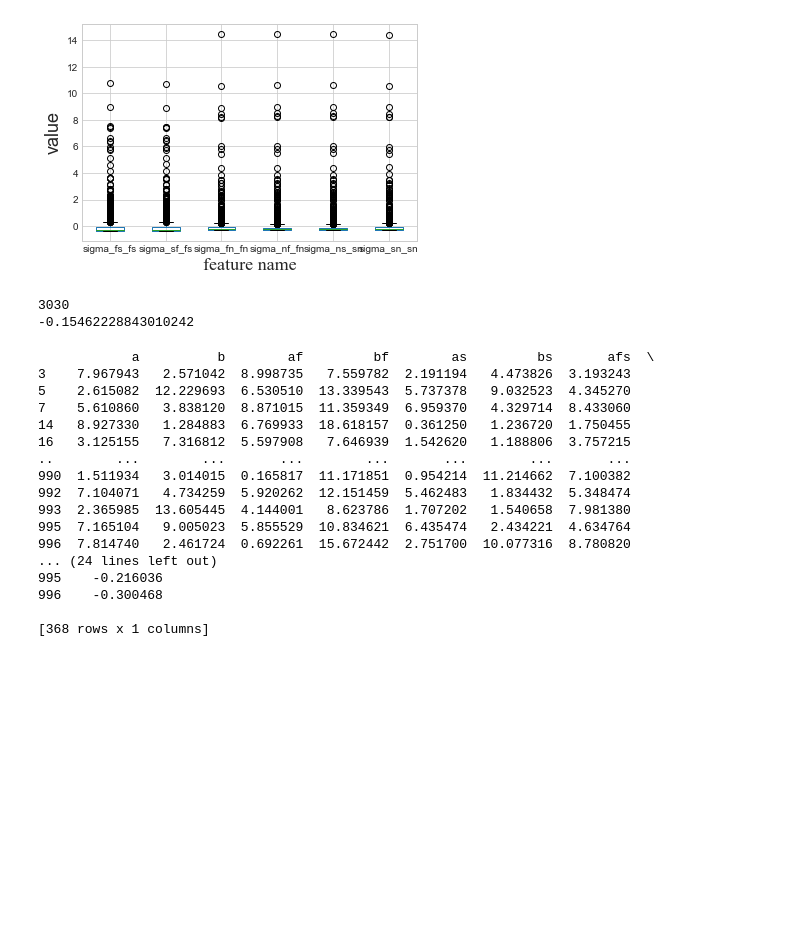
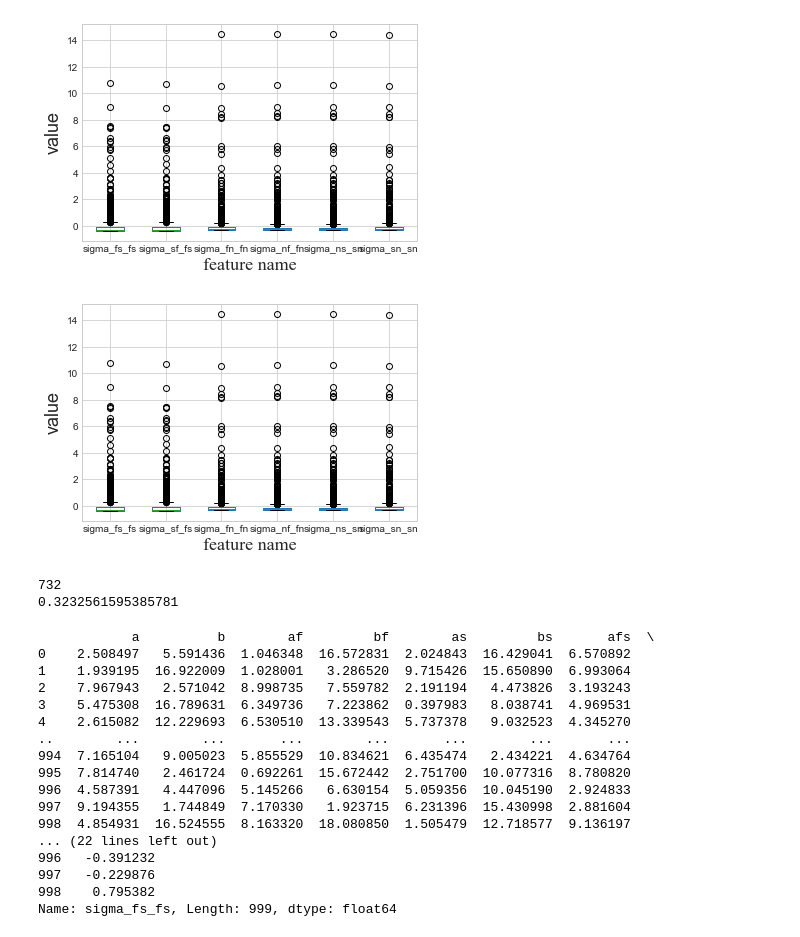
Before and after one commit to DhurimCakiqi/MSci-Project, a Jupyter notebook: m/mcode.ipynb, the cells around one changed output. Cells and saved outputs as stored; diff of their text form; code cells hidden in the pictures; blank space fills up the shorter version.

```diff
--- a/m/mcode.ipynb
+++ b/m/mcode.ipynb
@@ -79,8 +82,16 @@ def box_plot_outliers(data_ser, box_scale):
 # %%
 error_index = []
 for col in feature_columns:
-    error_index += box_plot_outliers(df[col],box_scale=-0.0019)
-df=df.drop(error_index)
+    error_index += box_plot_outliers(df[col],box_scale=1)
+
+#df=df.drop(error_index)
+# %%
+df[feature_columns].boxplot()
+plt.gca().set_ylabel("value",fontdict={"size":18})
+plt.gca().set_xlabel("feature name",fontdict={'family' : 'Times New Roman', 'size' : 18})
+plt.show()
+# %% [output]
+[figure, added]
 # %%
 print(len(error_index))
 data_ser = df[feature_columns[0]]
@@ -90,32 +101,32 @@ val_up = data_ser.quantile(0.75) + 1.5*iqr
 
 print(val_up)
 # %% [output]
-3030
--0.15462228843010242
+732
+0.3232561595385781
 # %%
-q_data,y_data=df.iloc[:,0:9],df.iloc[:,9:10]
+q_data,y_data=df.iloc[:,0:9],df.iloc[:,9]
 
 
 ###################################
 print(q_data,y_data)
 # %% [output]
             a          b        af         bf        as         bs       afs  \
-3    7.967943   2.571042  8.998735   7.559782  2.191194   4.473826  3.193243
-5    2.615082  12.229693  6.530510  13.339543  5.737378   9.032523  4.345270
-7    5.610860   3.838120  8.871015  11.359349  6.959370   4.329714  8.433060
-14   8.927330   1.284883  6.769933  18.618157  0.361250   1.236720  1.750455
-16   3.125155   7.316812  5.597908   7.646939  1.542620   1.188806  3.757215
+0    2.508497   5.591436  1.046348  16.572831  2.024843  16.429041  6.570892
+1    1.939195  16.922009  1.028001   3.286520  9.715426  15.650890  6.993064
+2    7.967943   2.571042  8.998735   7.559782  2.191194   4.473826  3.193243
+3    5.475308  16.789631  6.349736   7.223862  0.397983   8.038741  4.969531
+4    2.615082  12.229693  6.530510  13.339543  5.737378   9.032523  4.345270
 ..        ...        ...       ...        ...       ...        ...       ...
-990  1.511934   3.014015  0.165817  11.171851  0.954214  11.214662  7.100382
-992  7.104071   4.734259  5.920262  12.151459  5.462483   1.834432  5.348474
-993  2.365985  13.605445  4.144001   8.623786  1.707202   1.540658  7.981380
-995  7.165104   9.005023  5.855529  10.834621  6.435474   2.434221  4.634764
-996  7.814740   2.461724  0.692261  15.672442  2.751700  10.077316  8.780820
-... (24 lines left out)
-995    -0.216036
-996    -0.300468
-
-[368 rows x 1 columns]
+994  7.165104   9.005023  5.855529  10.834621  6.435474   2.434221  4.634764
+995  7.814740   2.461724  0.692261  15.672442  2.751700  10.077316  8.780820
+996  4.587391   4.447096  5.145266   6.630154  5.059356  10.045190  2.924833
+997  9.194355   1.744849  7.170330   1.923715  6.231396  15.430998  2.881604
+998  4.854931  16.524555  8.163320  18.080850  1.505479  12.718577  9.136197
+... (22 lines left out)
+996   -0.391232
+997   -0.229876
+998    0.795382
+Name: sigma_fs_fs, Length: 999, dtype: float64
 # %%
 train_size=int(0.9*len(q_data))
 # %%
```
Also changed, not shown: parts of 24 cells of this notebook, 43 other files.
